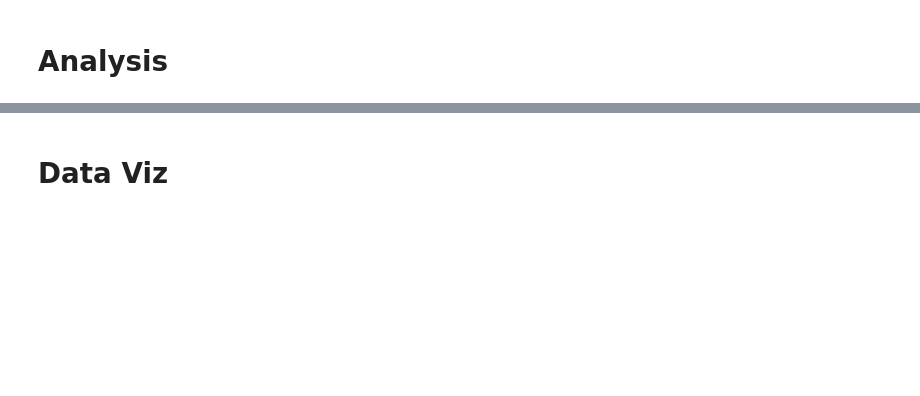
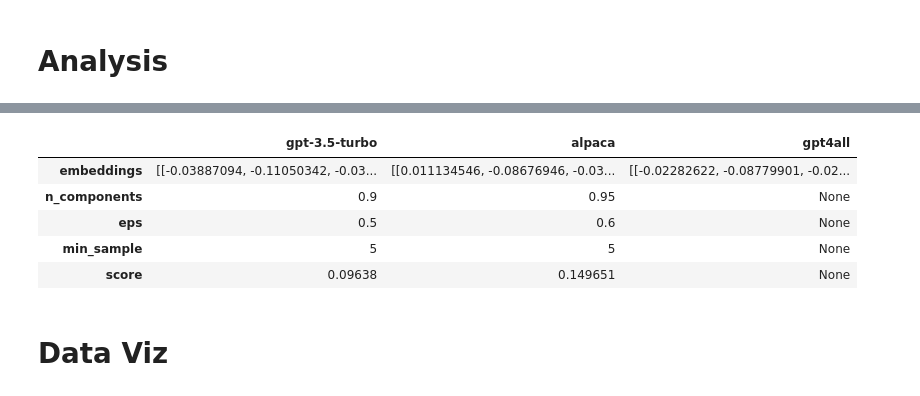
Before and after one commit to LoriTosoChef/msc-thesis-llm-clustering, a Jupyter notebook: thesis_research.ipynb, the cells around one changed output, grey strips where cells are left out. Cells and saved outputs as stored; diff of their text form; code cells hidden in the pictures; blank space fills up the shorter version.

```diff
--- a/thesis_research.ipynb
+++ b/thesis_research.ipynb
@@ -325,5 +318,5 @@ for llm, embeddings in embeddings_dict.items():
 # %%
-kmeans_best_results = pd.DataFrame(dbscan_overall_results)
+dbscan_best_results = pd.DataFrame(dbscan_overall_results)
 # %%
 dbscan_clusters = []
 for llm, params in dbscan_overall_results.items():
@@ -376,3 +383,12 @@ df.head()
+# %%
+dbscan_best_results
+# %% [output]
+|  | gpt-3.5-turbo | alpaca | gpt4all |
+| embeddings | [[-0.03887094, -0.11050342, -0.03... | [[0.011134546, -0.08676946, -0.03... | [[-0.02282622, -0.08779901, -0.02... |
+| n_components | 0.9 | 0.95 | None |
+| eps | 0.5 | 0.6 | None |
+| min_sample | 5 | 5 | None |
+| score | 0.09638 | 0.149651 | None |
 # %% [markdown]
 # Data Viz
 # %%
```
Also changed, not shown: parts of 20 cells of this notebook, 4 other files.
